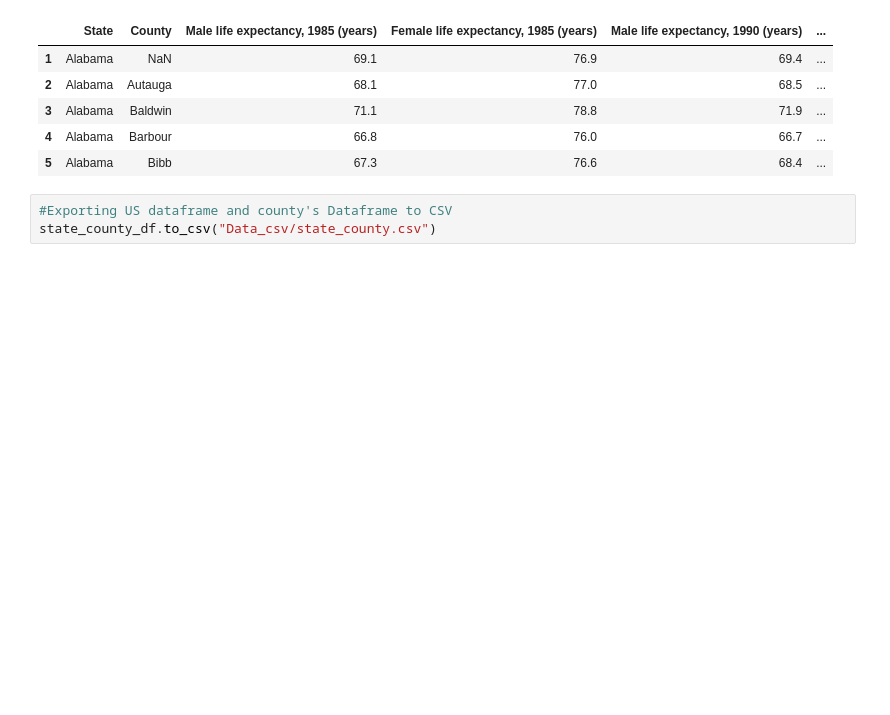
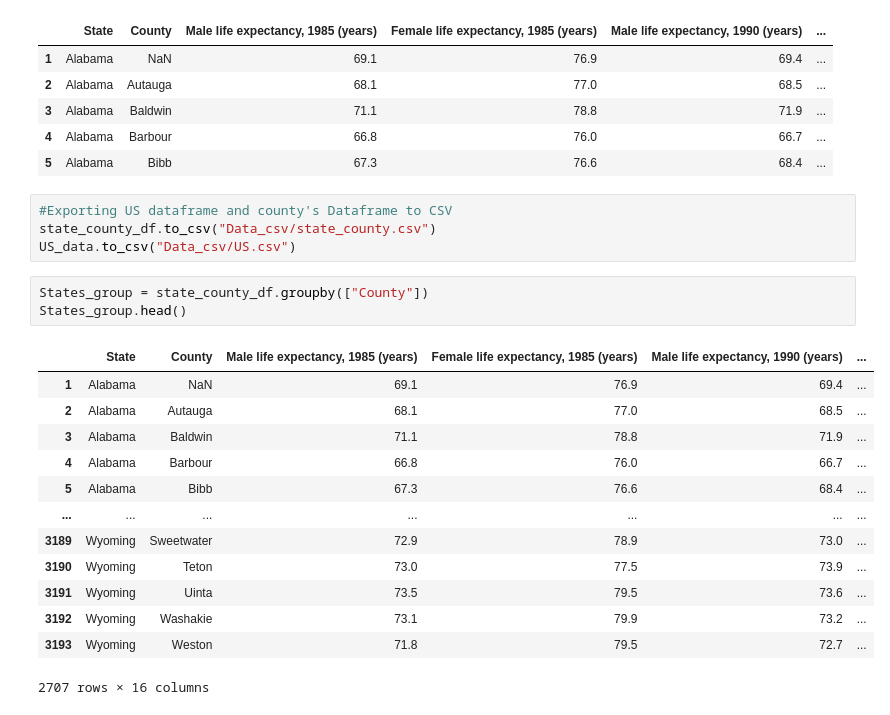
Before and after one commit to Mvillarreal88/State-of-Survival, a Jupyter notebook: Sandbox/Matthew/Data_Cleaning_life_expect.ipynb, the cells around one changed output. Saved outputs shown, nothing was run; the diff lists cells and outputs as text; blank space fills up the shorter version.

```diff
--- a/Sandbox/Matthew/Data_Cleaning_life_expect.ipynb
+++ b/Sandbox/Matthew/Data_Cleaning_life_expect.ipynb
@@ -47,3 +55,21 @@ state_county_df.head()
 # %%
 #Exporting US dataframe and county's Dataframe to CSV
 state_county_df.to_csv("Data_csv/state_county.csv")
+US_data.to_csv("Data_csv/US.csv")
+# %%
+States_group = state_county_df.groupby(["County"])
+States_group.head()
+# %% [output]
+|  | State | County | Male life expectancy, 1985 (years) | Female life expectancy, 1985 (years) | Male life expectancy, 1990 (years) | ... |
+| 1 | Alabama | NaN | 69.1 | 76.9 | 69.4 | ... |
+| 2 | Alabama | Autauga | 68.1 | 77.0 | 68.5 | ... |
+| 3 | Alabama | Baldwin | 71.1 | 78.8 | 71.9 | ... |
+| 4 | Alabama | Barbour | 66.8 | 76.0 | 66.7 | ... |
+| 5 | Alabama | Bibb | 67.3 | 76.6 | 68.4 | ... |
+| ... | ... | ... | ... | ... | ... | ... |
+| 3189 | Wyoming | Sweetwater | 72.9 | 78.9 | 73.0 | ... |
+| 3190 | Wyoming | Teton | 73.0 | 77.5 | 73.9 | ... |
+| 3191 | Wyoming | Uinta | 73.5 | 79.5 | 73.6 | ... |
+| 3192 | Wyoming | Washakie | 73.1 | 79.9 | 73.2 | ... |
+| 3193 | Wyoming | Weston | 71.8 | 79.5 | 72.7 | ... |
+2707 rows × 16 columns
```
Also changed, not shown: parts of 4 cells of this notebook, 2 other files.
